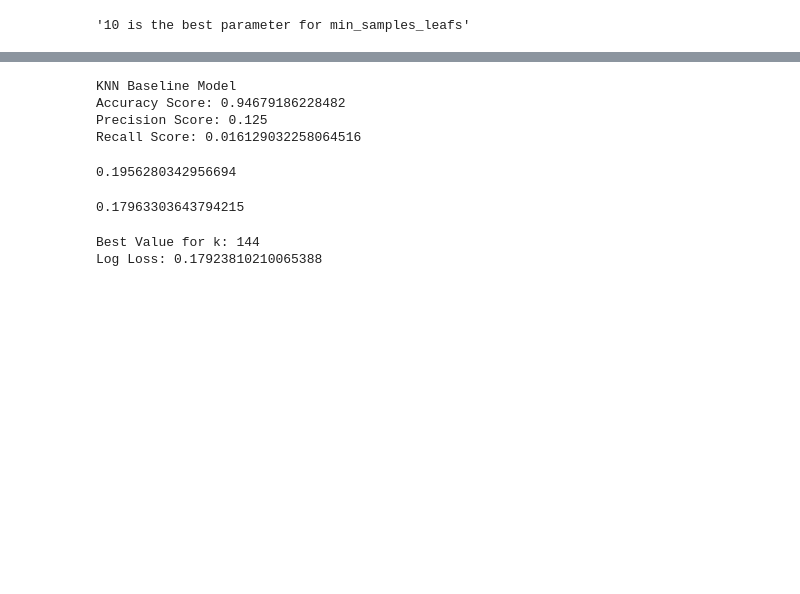
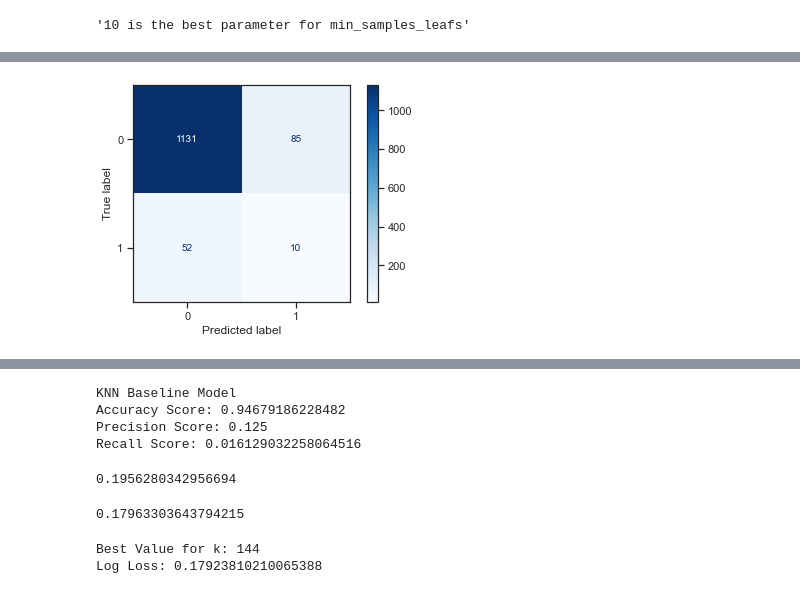
Before and after one commit to VolhaP87/Stroke_Prediction_Analysis, a Jupyter notebook: Stroke_prediction1.ipynb, the cells around one changed output, grey strips where cells are left out. Saved outputs shown, nothing was run; the diff lists cells and outputs as text; code cells hidden in the pictures; blank space fills up the shorter version.

```diff
--- a/Stroke_prediction1.ipynb
+++ b/Stroke_prediction1.ipynb
@@ -572,0 +596,4 @@ plot_confusion_matrix(dt_first_model, X_test, y_test, cmap = plt.cm.Blues);
+# %%
+plot_confusion_matrix(dt_second_model, X_test, y_test, cmap = plt.cm.Blues);
+# %% [output]
+[figure, added]
```
Also changed, not shown: parts of 26 cells of this notebook.
